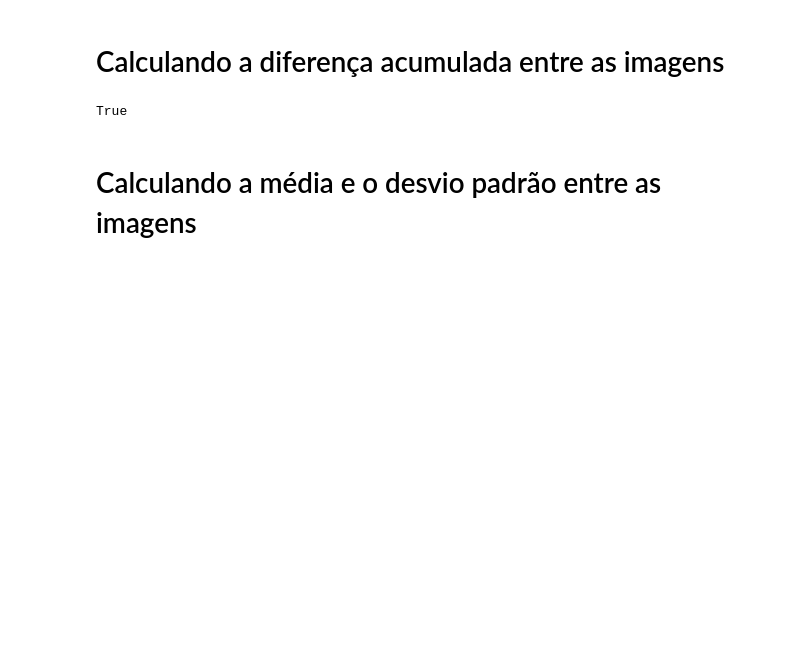
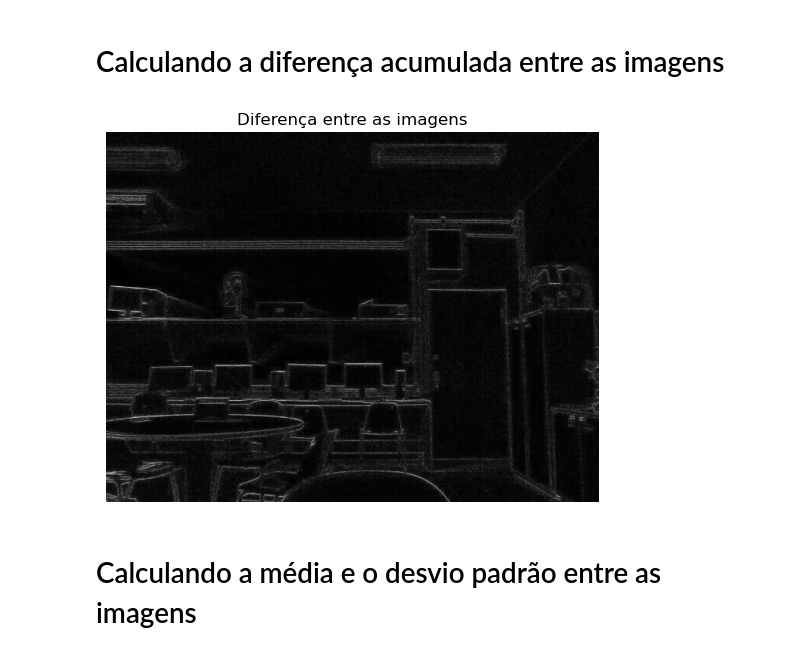
Before and after one commit to jose-roberto/INF492, a Jupyter notebook: assignment/a1/a1.ipynb, the cells around one changed output. Cells and saved outputs as stored; diff of their text form; code cells hidden in the pictures; blank space fills up the shorter version.

```diff
--- a/assignment/a1/a1.ipynb
+++ b/assignment/a1/a1.ipynb
@@ -55,15 +57,19 @@ plt.show()
 # %%
 diff = 0
 
 for i in range(0, 9):
     img_a = imgs[i]
-    img_b = imgs[i]
+    img_b = imgs[i+1]
 
-    diff += img_a - img_b
+    diff += cv2.absdiff(img_a, img_b)
 
-cv.imwrite('images/diff.png', diff)
+cv2.imwrite('images/diff.png', diff)
+
+plt.imshow(diff, cmap='gray')
+plt.axis('off')
+plt.title('Diferença entre as imagens');
 # %% [output]
-True
+[figure, added]
 # %% [markdown]
 # Calculando a média e o desvio padrão entre as imagens
 # %%
```
Also changed, not shown: parts of 5 cells of this notebook, 2 other files.
